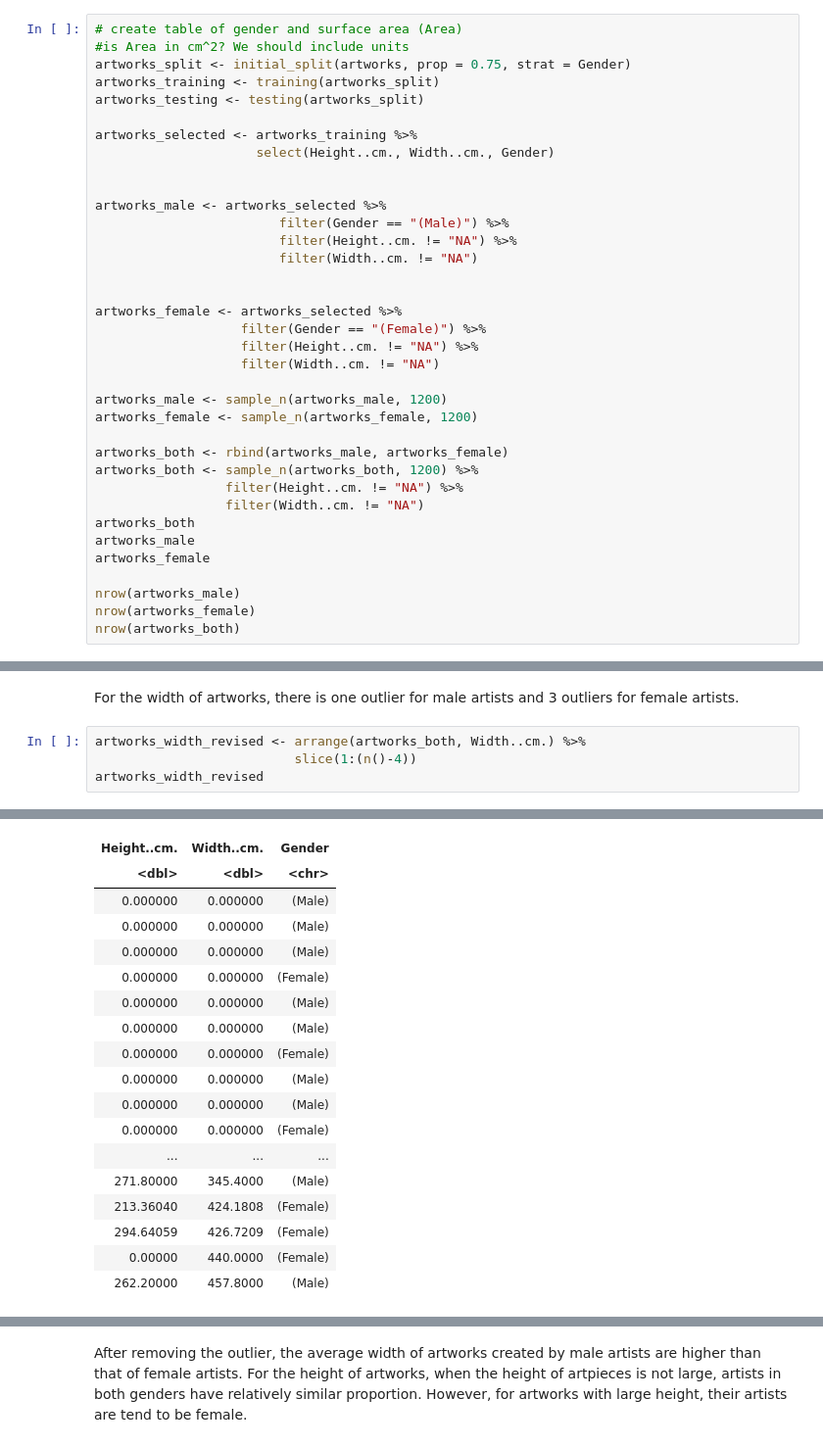
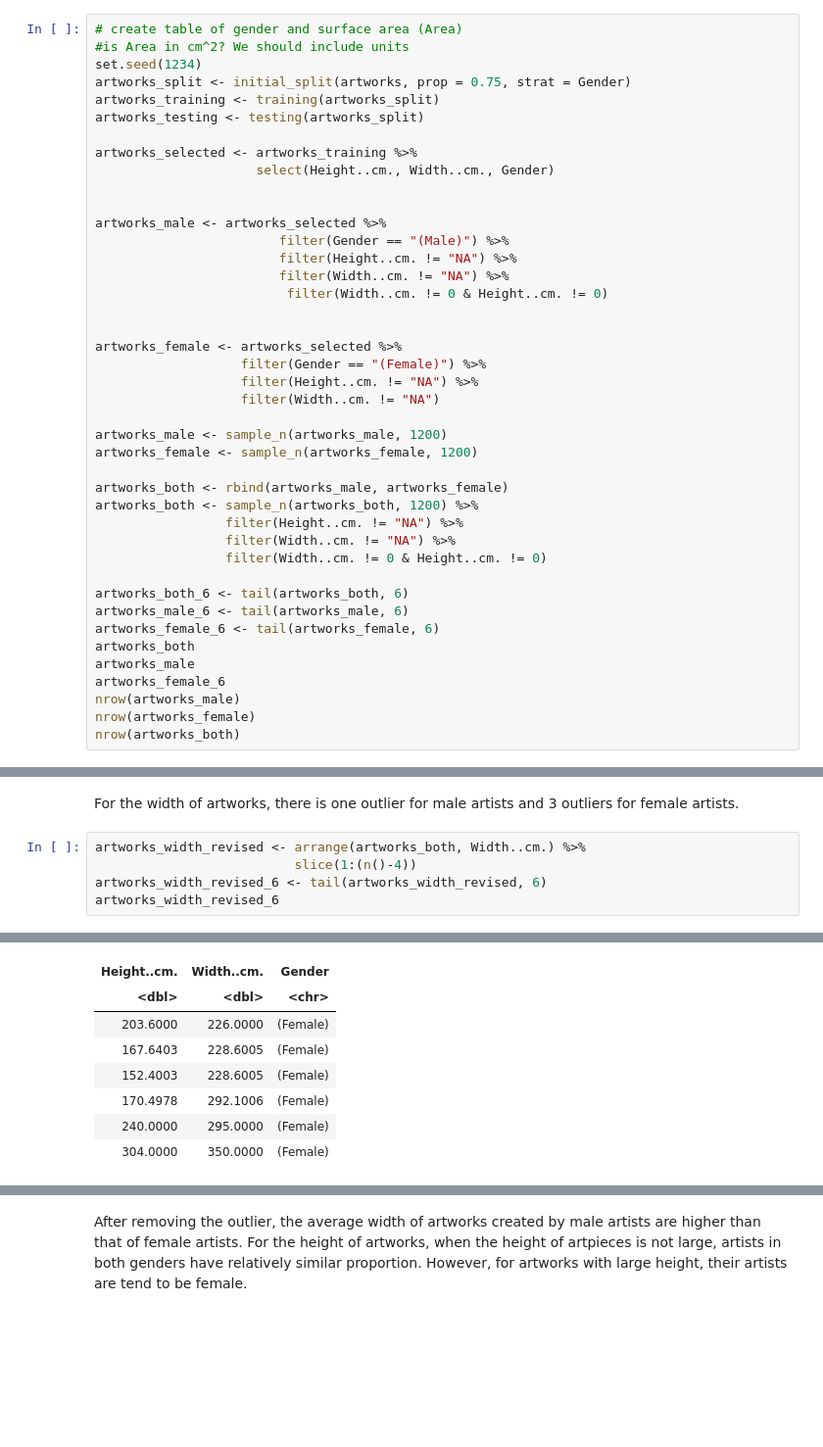
Before and after one commit to annekedresselhuis/DSCI-Group-Project, a Jupyter notebook: group_28_preliminary_analysis..ipynb, the cells around one changed output, grey strips where cells are left out. Shown: that part at 98% size. Drawn from its saved outputs; the diff is of its cells as text; blank space fills up the shorter version.

```diff
--- a/group_28_preliminary_analysis..ipynb
+++ b/group_28_preliminary_analysis..ipynb
@@ -113,6 +104,7 @@ We first have to split our data into a training set and a testing set. We will o
 # %%
 # create table of gender and surface area (Area)
 #is Area in cm^2? We should include units
+set.seed(1234)
 artworks_split <- initial_split(artworks, prop = 0.75, strat = Gender)
 artworks_training <- training(artworks_split)
 artworks_testing <- testing(artworks_split)
@@ -124,7 +116,8 @@ artworks_selected <- artworks_training %>%
 artworks_male <- artworks_selected %>%
                         filter(Gender == "(Male)") %>%
                         filter(Height..cm. != "NA") %>%
-                        filter(Width..cm. != "NA")
+                        filter(Width..cm. != "NA") %>%
+                         filter(Width..cm. != 0 & Height..cm. != 0)
 
 
 artworks_female <- artworks_selected %>%
@@ -138,11 +131,15 @@ artworks_female <- sample_n(artworks_female, 1200)
 artworks_both <- rbind(artworks_male, artworks_female)
 artworks_both <- sample_n(artworks_both, 1200) %>%
                  filter(Height..cm. != "NA") %>%
-                 filter(Width..cm. != "NA")
+                 filter(Width..cm. != "NA") %>%
+                 filter(Width..cm. != 0 & Height..cm. != 0)
+
+artworks_both_6 <- tail(artworks_both, 6)
+artworks_male_6 <- tail(artworks_male, 6)
+artworks_female_6 <- tail(artworks_female, 6)
 artworks_both
 artworks_male
-artworks_female
-
+artworks_female_6
 nrow(artworks_male)
 nrow(artworks_female)
 nrow(artworks_both)
@@ -271,5 +215,6 @@ For the width of artworks, there is one outlier for male artists and 3 outliers
 # %%
 artworks_width_revised <- arrange(artworks_both, Width..cm.) %>%
                           slice(1:(n()-4))
-artworks_width_revised
+artworks_width_revised_6 <- tail(artworks_width_revised, 6)
+artworks_width_revised_6
 # %% [output]
@@ -277,21 +222,11 @@ A tibble: 1196 × 3
 | Height..cm. | Width..cm. | Gender |
 | <dbl> | <dbl> | <chr> |
-| 0.000000 | 0.000000 | (Male) |
-| 0.000000 | 0.000000 | (Male) |
-| 0.000000 | 0.000000 | (Male) |
-| 0.000000 | 0.000000 | (Female) |
-| 0.000000 | 0.000000 | (Male) |
-| 0.000000 | 0.000000 | (Male) |
-| 0.000000 | 0.000000 | (Female) |
-| 0.000000 | 0.000000 | (Male) |
-| 0.000000 | 0.000000 | (Male) |
-| 0.000000 | 0.000000 | (Female) |
-| ... | ... | ... |
-| 271.80000 | 345.4000 | (Male) |
-| 213.36040 | 424.1808 | (Female) |
-| 294.64059 | 426.7209 | (Female) |
-| 0.00000 | 440.0000 | (Female) |
-| 262.20000 | 457.8000 | (Male) |
+| 203.6000 | 226.0000 | (Female) |
+| 167.6403 | 228.6005 | (Female) |
+| 152.4003 | 228.6005 | (Female) |
+| 170.4978 | 292.1006 | (Female) |
+| 240.0000 | 295.0000 | (Female) |
+| 304.0000 | 350.0000 | (Female) |
 # %%
 gender_plot_revised <- artworks_width_revised %>%
                    ggpairs(title = "Height/Width of Artworks by Male and Female Artists(Remove Outliers)",
```
Also changed, not shown: parts of 6 cells of this notebook.
